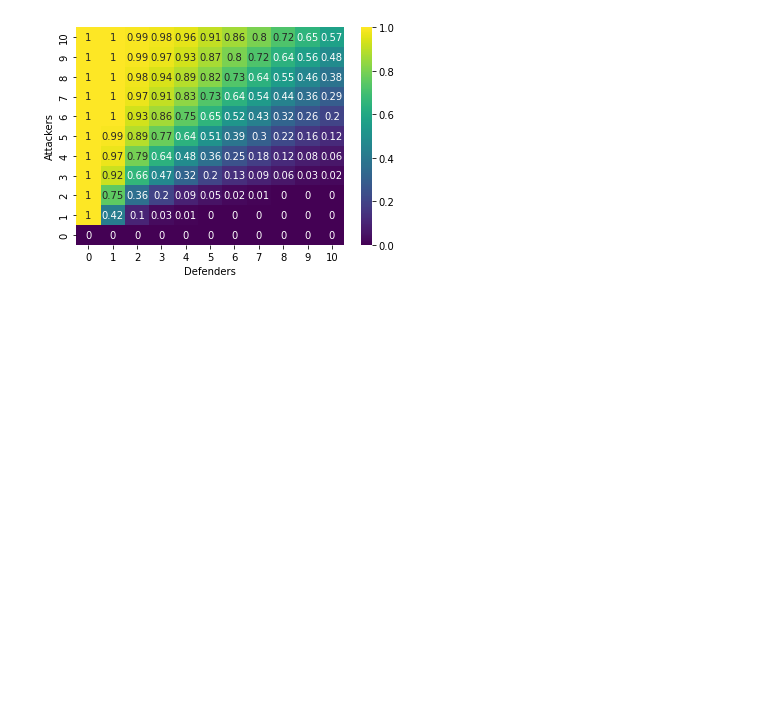
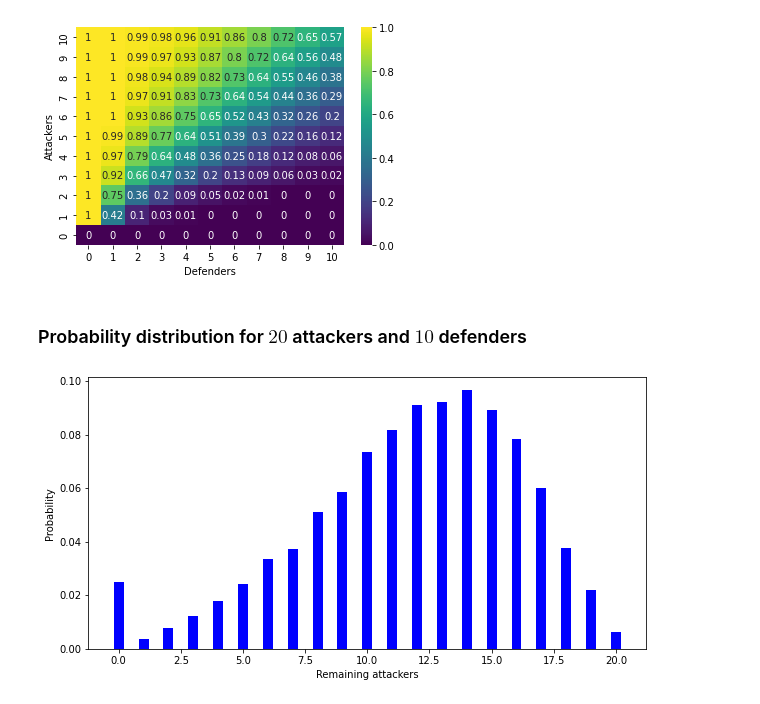
Before and after one commit to PontusHovb/Risk-Game, a Jupyter notebook: Monte Carlo Simulations.ipynb, the cells around one changed output. Drawn from its saved outputs; the diff is of its cells as text; code cells hidden in the pictures; blank space fills up the shorter version.

Commit message:
Added probability distributions for Monte-Carlo simulations

```diff
--- a/Monte Carlo Simulations.ipynb
+++ b/Monte Carlo Simulations.ipynb
@@ -33,7 +38,7 @@ win = 0
 probabilities = []
 
 for n in range(0, nsim):
-    if(SimulatedAttack.simulated_attack(1, 1) == 'W'):
+    if(SimulatedAttack.simulated_attack(1, 1)[1] == 0):
         win += 1
 
     if n != 0:
@@ -63,7 +68,7 @@ win = 0
 probabilities = []
 
 for n in range(0, nsim):
-    if(SimulatedAttack.simulated_attack(2, 1) == 'W'):
+    if(SimulatedAttack.simulated_attack(2, 1)[1] == 0):
         win += 1
 
     if n != 0:
@@ -95,7 +102,7 @@ for a in range(maximum_no_troops+1):
     for d in range(maximum_no_troops+1):
         win = 0
         for n in range(0, nsim):
-            if(SimulatedAttack.simulated_attack(a, d) == 'W'):
+            if(SimulatedAttack.simulated_attack(a, d)[1] == 0):
                 win += 1
 
         probability = win / nsim
@@ -108,3 +115,24 @@ plt.ylim(reversed(plt.ylim()))
 plt.show()
 # %% [output]
 [figure]
+# %% [markdown]
+### Probability distribution for $20$ attackers and $10$ defenders
+# %%
+nsim = 20000
+no_defenders = 10
+no_attackers = 20
+
+fig = plt.figure(figsize = (10, 5))
+
+remaining_attackers = np.zeros(no_attackers+1)
+
+# Monte Carlo simulation
+for n in range(0, nsim):
+    remaining_attackers[SimulatedAttack.simulated_attack(no_attackers, no_defenders)[0]] += 1
+
+plt.bar(range(no_attackers+1), remaining_attackers/nsim, color='blue', width = 0.4)
+plt.xlabel("Remaining attackers")
+plt.ylabel("Probability")
+plt.show()
+# %% [output]
+[figure, added]
```
Also changed, not shown: parts of 4 cells of this notebook, 1 other file.
